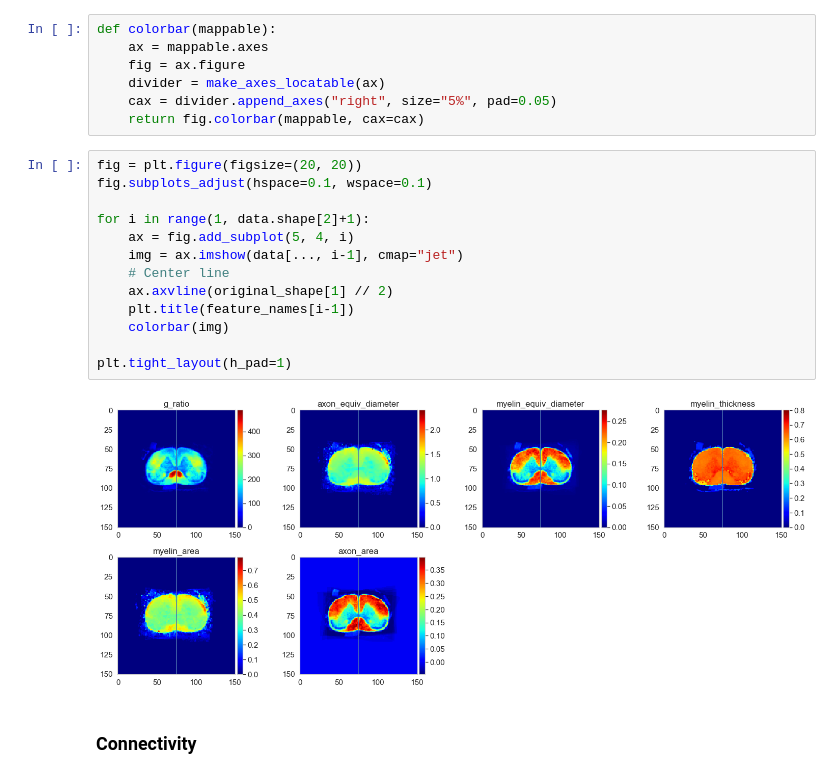
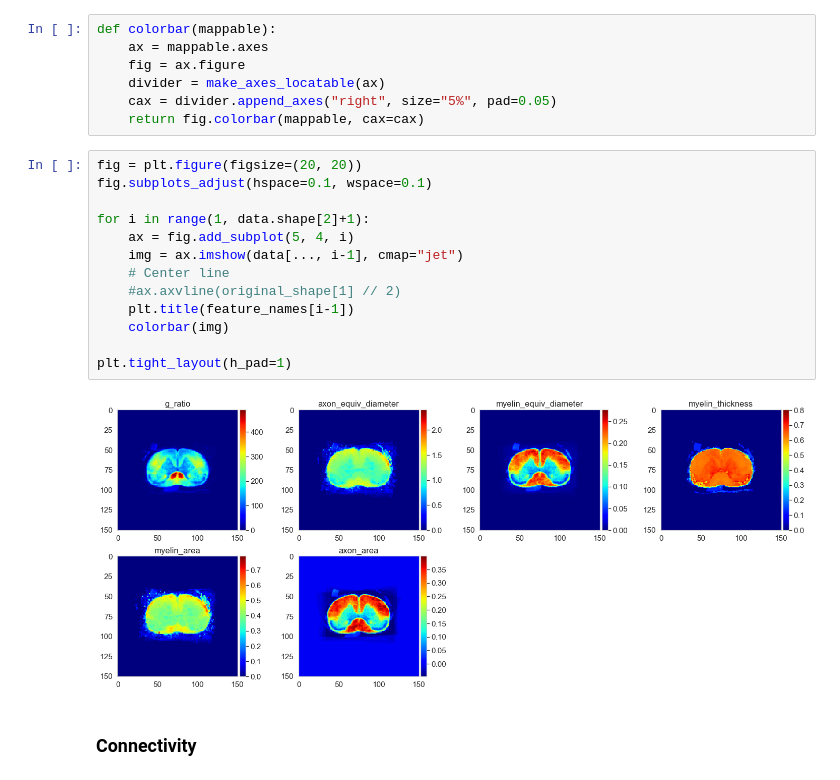
Before and after one commit to neuropoly/tract-clustering, a Jupyter notebook: notebooks/eda.ipynb, the cells around one changed output. Cells and saved outputs as stored; diff of their text form.

```diff
--- a/notebooks/eda.ipynb
+++ b/notebooks/eda.ipynb
@@ -67,18 +67,18 @@ def colorbar(mappable):
 # %%
 fig = plt.figure(figsize=(20, 20))
 fig.subplots_adjust(hspace=0.1, wspace=0.1)
 
 for i in range(1, data.shape[2]+1):
     ax = fig.add_subplot(5, 4, i)
     img = ax.imshow(data[..., i-1], cmap="jet")
     # Center line
-    ax.axvline(original_shape[1] // 2)
+    #ax.axvline(original_shape[1] // 2)
     plt.title(feature_names[i-1])
     colorbar(img)
 
 plt.tight_layout(h_pad=1)
 # %% [output]
-[figure, old version]
+[figure, new version]
 # %% [markdown]
 ### Connectivity
 # %%
```
Also changed, not shown: parts of 5 cells of this notebook, 5 other files.
